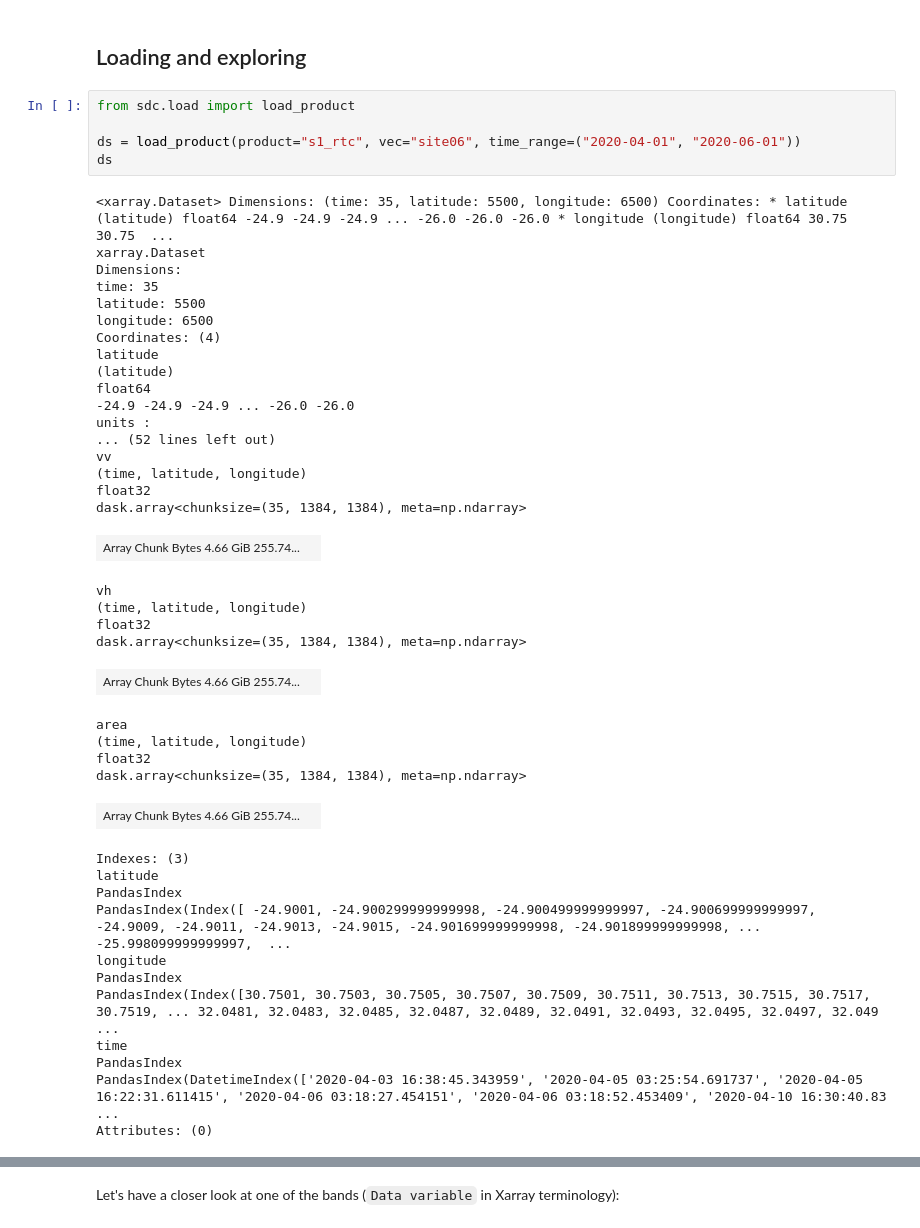
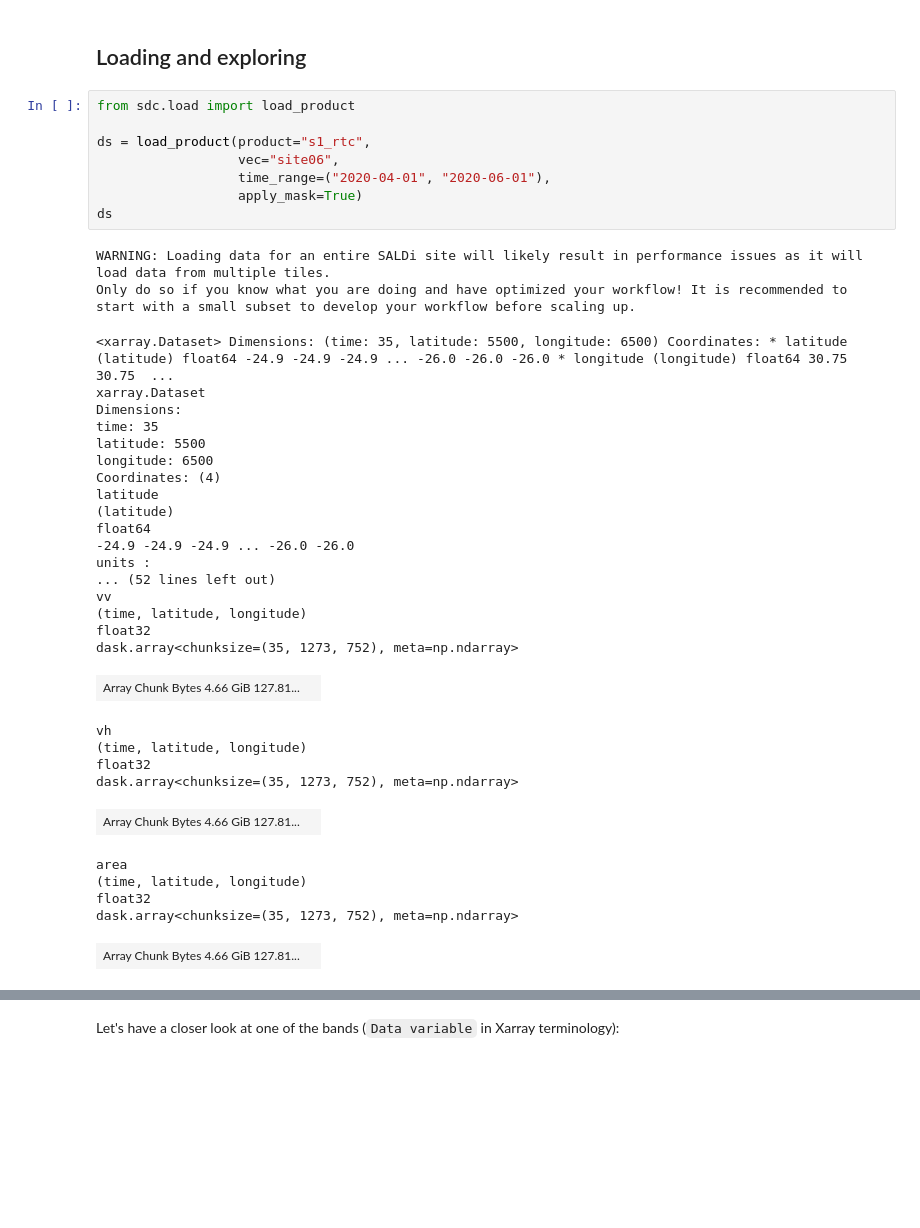
Before and after one commit to Jena-Earth-Observation-School/sdc-tools, a Jupyter notebook: docs/content/02_Getting_Started/01_01_Sentinel1.ipynb, the cells around one changed output, grey strips where cells are left out. Cells and saved outputs as stored; diff of their text form; blank space fills up the shorter version.

```diff
--- a/docs/content/02_Getting_Started/01_01_Sentinel1.ipynb
+++ b/docs/content/02_Getting_Started/01_01_Sentinel1.ipynb
@@ -11,45 +11,39 @@ product of the same name. Detailed information can be found [here](https://regis
 # %%
 from sdc.load import load_product
 
-ds = load_product(product="s1_rtc", vec="site06", time_range=("2020-04-01", "2020-06-01"))
+ds = load_product(product="s1_rtc",
+                  vec="site06",
+                  time_range=("2020-04-01", "2020-06-01"),
+                  apply_mask=True)
 ds
 # %% [output]
-<xarray.Dataset> Dimensions: (time: 35, latitude: 5500, longitude: 6500) Coordinates: * latitude (latitude) float64 -24.9 -24.9 -24.9 ... -26.0 -26.0 -26.0 * longitude (longitude) float64 30.75 30.75  ...
-xarray.Dataset
-Dimensions:
-time: 35
-latitude: 5500
-longitude: 6500
-Coordinates: (4)
-latitude
-(latitude)
-float64
--24.9 -24.9 -24.9 ... -26.0 -26.0
-units :
-... (52 lines left out)
-vv
-(time, latitude, longitude)
-float32
-dask.array<chunksize=(35, 1384, 1384), meta=np.ndarray>
+WARNING: Loading data for an entire SALDi site will likely result in performance issues as it will load data from multiple tiles.
+Only do so if you know what you are doing and have optimized your workflow! It is recommended to start with a small subset to develop your workflow before scaling up.
+<xarray.Dataset> Dimensions: (time: 35, latitude: 5500, longitude: 6500) Coordinates: * latitude (latitude) float64 -24.9 -24.9 -24.9 ... -26.0 -26.0 -26.0 * longitude (longitude) float64 30.75 30.75  ...
+xarray.Dataset
+Dimensions:
+time: 35
+latitude: 5500
+longitude: 6500
+Coordinates: (4)
+latitude
+(latitude)
+float64
+-24.9 -24.9 -24.9 ... -26.0 -26.0
+units :
+... (52 lines left out)
+vv
+(time, latitude, longitude)
+float32
+dask.array<chunksize=(35, 1273, 752), meta=np.ndarray>
-| Array Chunk Bytes 4.66 GiB 255.74... |  |
+| Array Chunk Bytes 4.66 GiB 127.81... |  |
-vh
-(time, latitude, longitude)
-float32
-dask.array<chunksize=(35, 1384, 1384), meta=np.ndarray>
+vh
+(time, latitude, longitude)
+float32
+dask.array<chunksize=(35, 1273, 752), meta=np.ndarray>
-| Array Chunk Bytes 4.66 GiB 255.74... |  |
+| Array Chunk Bytes 4.66 GiB 127.81... |  |
-area
-(time, latitude, longitude)
-float32
-dask.array<chunksize=(35, 1384, 1384), meta=np.ndarray>
+area
+(time, latitude, longitude)
+float32
+dask.array<chunksize=(35, 1273, 752), meta=np.ndarray>
-| Array Chunk Bytes 4.66 GiB 255.74... |  |
+| Array Chunk Bytes 4.66 GiB 127.81... |  |
-Indexes: (3)
-latitude
-PandasIndex
-PandasIndex(Index([ -24.9001, -24.900299999999998, -24.900499999999997, -24.900699999999997, -24.9009, -24.9011, -24.9013, -24.9015, -24.901699999999998, -24.901899999999998, ... -25.998099999999997,  ...
-longitude
-PandasIndex
-PandasIndex(Index([30.7501, 30.7503, 30.7505, 30.7507, 30.7509, 30.7511, 30.7513, 30.7515, 30.7517, 30.7519, ... 32.0481, 32.0483, 32.0485, 32.0487, 32.0489, 32.0491, 32.0493, 32.0495, 32.0497, 32.049 ...
-time
-PandasIndex
-PandasIndex(DatetimeIndex(['2020-04-03 16:38:45.343959', '2020-04-05 03:25:54.691737', '2020-04-05 16:22:31.611415', '2020-04-06 03:18:27.454151', '2020-04-06 03:18:52.453409', '2020-04-10 16:30:40.83 ...
-Attributes: (0)
```
Also changed, not shown: parts of 2 cells of this notebook, 5 other files.
